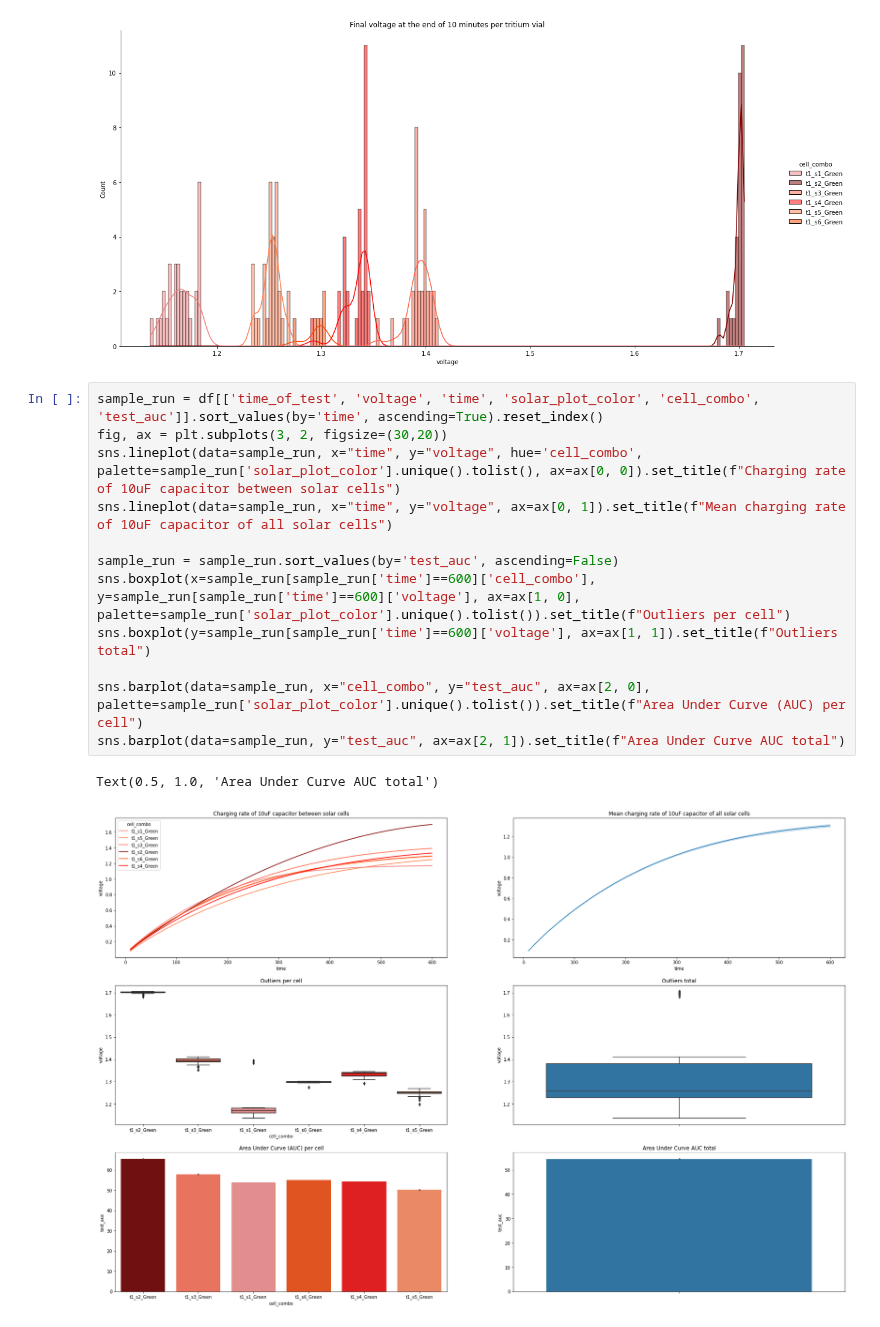
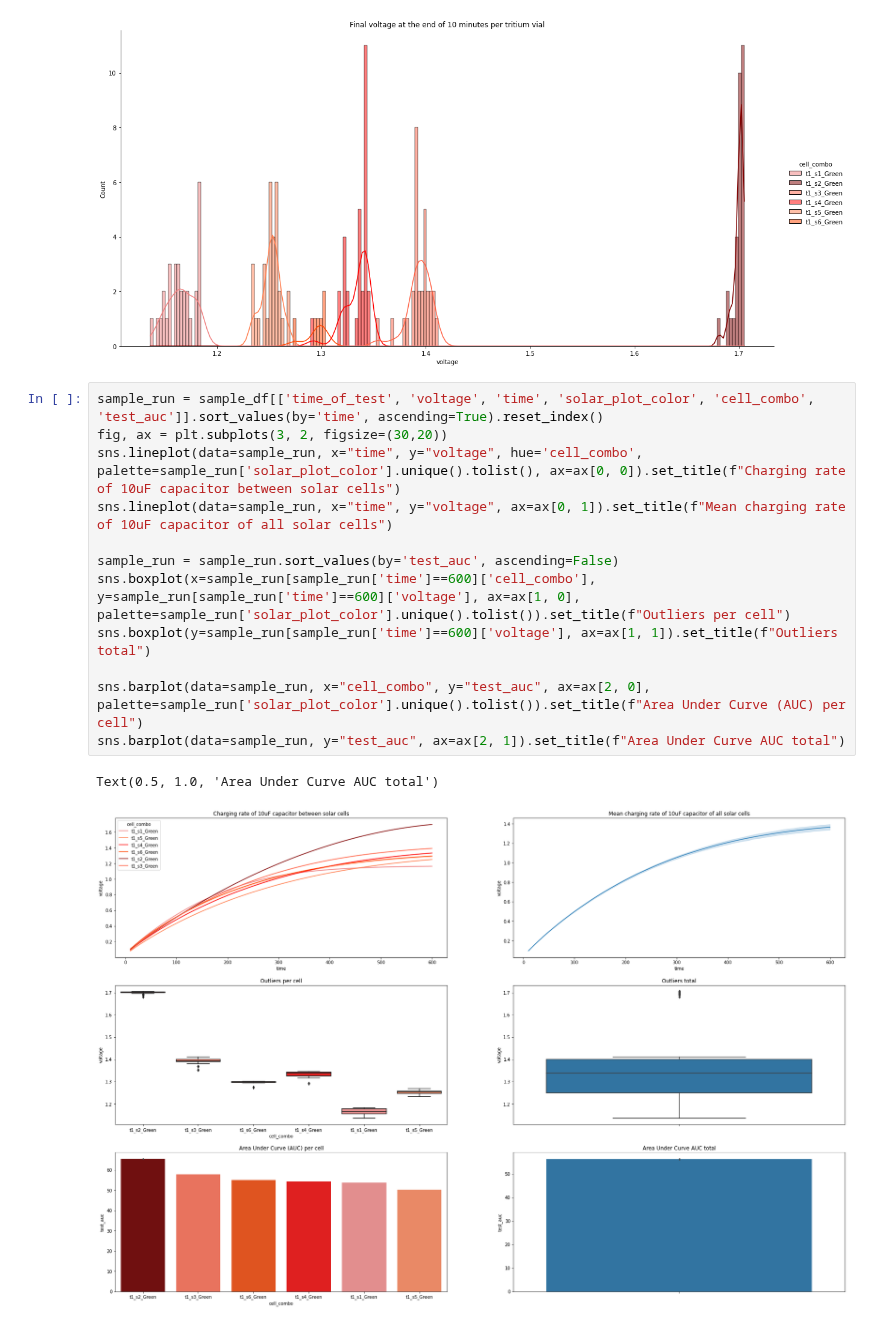
Before and after one commit to darkmatter2222/Nuclear-Battery, a Jupyter notebook: measurement_techniques/analiyze_measurements/single_cell_performance_testing.ipynb, the cells around one changed output. Cells and saved outputs as stored; diff of their text form.

```diff
--- a/measurement_techniques/analiyze_measurements/single_cell_performance_testing.ipynb
+++ b/measurement_techniques/analiyze_measurements/single_cell_performance_testing.ipynb
@@ -144,17 +144,17 @@ sns.displot(sample_df[(sample_df['time']==600)].reset_index(), x='voltage', bins
 <seaborn.axisgrid.FacetGrid at 0x...>
 [figure]
 # %%
-sample_run = df[['time_of_test', 'voltage', 'time', 'solar_plot_color', 'cell_combo', 'test_auc']].sort_values(by='time', ascending=True).reset_index()
+sample_run = sample_df[['time_of_test', 'voltage', 'time', 'solar_plot_color', 'cell_combo', 'test_auc']].sort_values(by='time', ascending=True).reset_index()
 fig, ax = plt.subplots(3, 2, figsize=(30,20))
 sns.lineplot(data=sample_run, x="time", y="voltage", hue='cell_combo', palette=sample_run['solar_plot_color'].unique().tolist(), ax=ax[0, 0]).set_title(f"Charging rate of 10uF capacitor between solar cells")
 sns.lineplot(data=sample_run, x="time", y="voltage", ax=ax[0, 1]).set_title(f"Mean charging rate of 10uF capacitor of all solar cells")
 
 sample_run = sample_run.sort_values(by='test_auc', ascending=False)
 sns.boxplot(x=sample_run[sample_run['time']==600]['cell_combo'], y=sample_run[sample_run['time']==600]['voltage'], ax=ax[1, 0], palette=sample_run['solar_plot_color'].unique().tolist()).set_title(f"Outliers per cell")
 sns.boxplot(y=sample_run[sample_run['time']==600]['voltage'], ax=ax[1, 1]).set_title(f"Outliers total")
 
 sns.barplot(data=sample_run, x="cell_combo", y="test_auc", ax=ax[2, 0], palette=sample_run['solar_plot_color'].unique().tolist()).set_title(f"Area Under Curve (AUC) per cell")
 sns.barplot(data=sample_run, y="test_auc", ax=ax[2, 1]).set_title(f"Area Under Curve AUC total")
 # %% [output]
 Text(0.5, 1.0, 'Area Under Curve AUC total')
-[figure, old version]
+[figure, new version]
```
